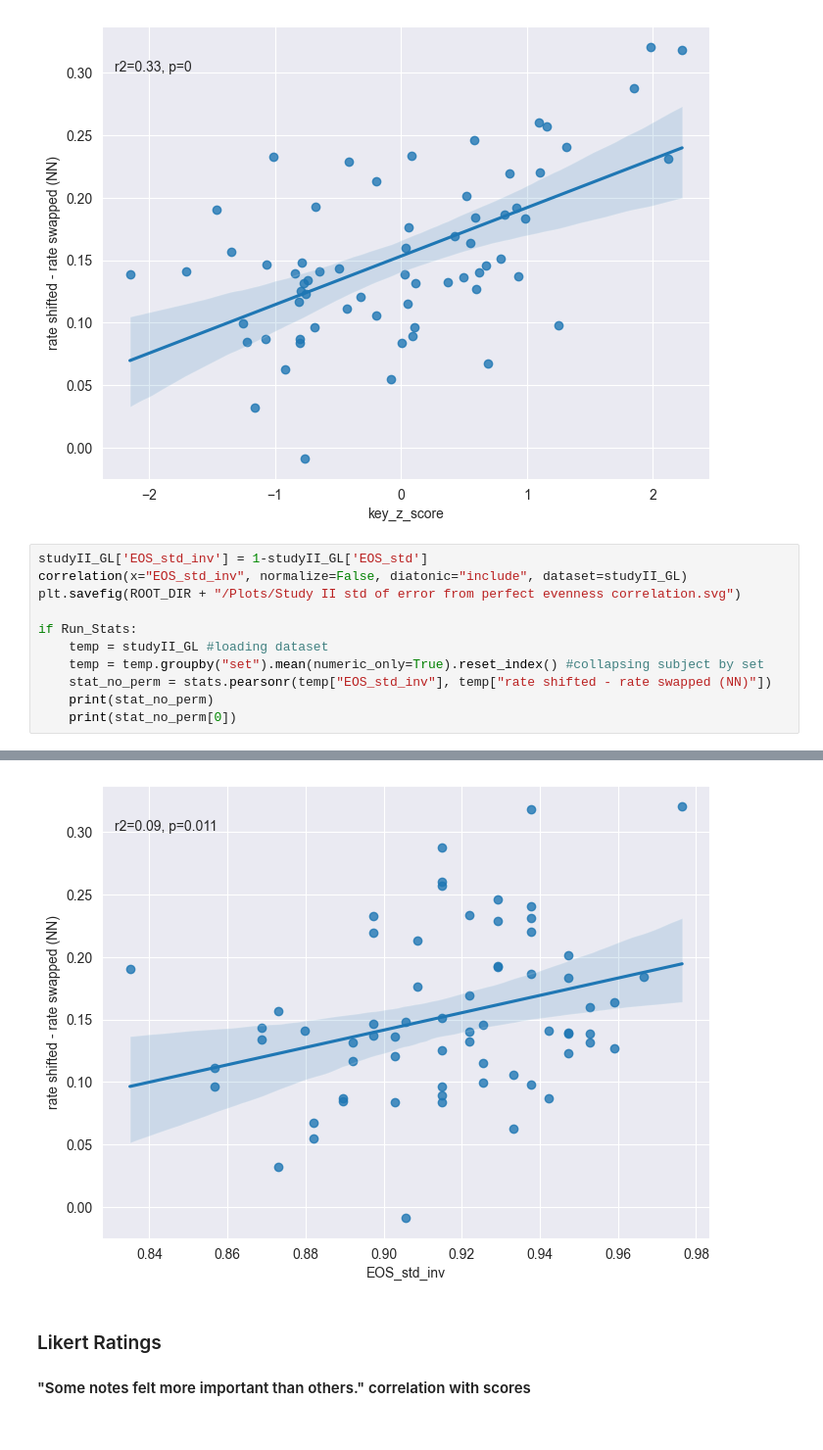
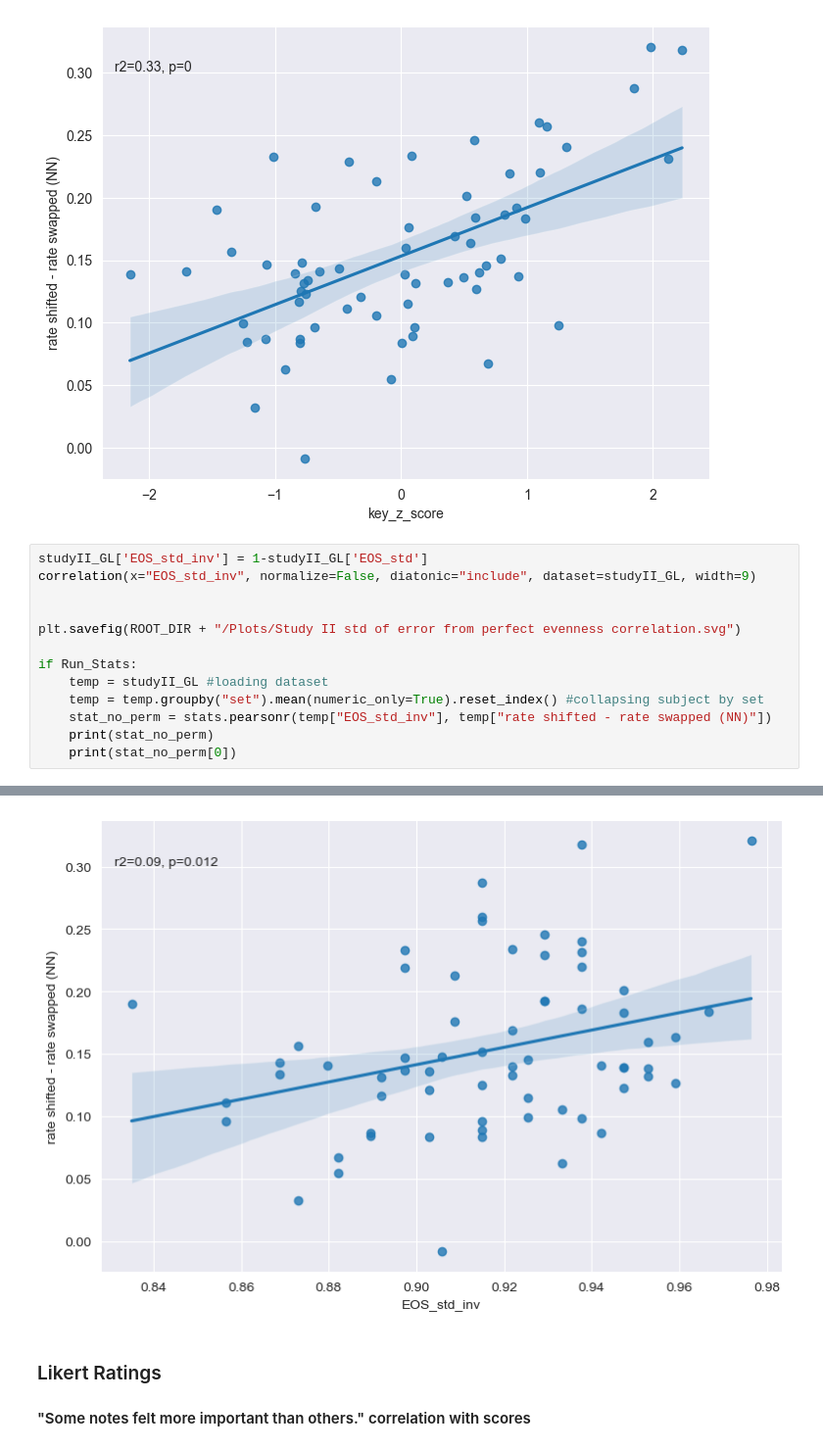
Before and after one commit to MichaelSel/set_membership_paper, a Jupyter notebook: 3. Main Plotting.ipynb, the cells around one changed output, grey strips where cells are left out. Shown at 98% size. Drawn from its saved outputs; the diff is of its cells as text.

Commit message:
Added new plots

```diff
--- a/3. Main Plotting.ipynb
+++ b/3. Main Plotting.ipynb
@@ -306,7 +306,9 @@ obs_stat = 0.5715047929806619
 [figure]
 # %%
 studyII_GL['EOS_std_inv'] = 1-studyII_GL['EOS_std']
-correlation(x="EOS_std_inv", normalize=False, diatonic="include", dataset=studyII_GL)
+correlation(x="EOS_std_inv", normalize=False, diatonic="include", dataset=studyII_GL, width=9)
+
+
 plt.savefig(ROOT_DIR + "/Plots/Study II std of error from perfect evenness correlation.svg")
 
 if Run_Stats:
@@ -323,4 +325,4 @@ PearsonRResult(statistic=0.3078667681406023, pvalue=0.01191211988453412)
-[figure, old version]
+[figure, new version]
 # %% [markdown]
 ### Likert Ratings
 #### "Some notes felt more important than others." correlation with scores
```
Also changed, not shown: parts of 1 cell of this notebook, 17 other files.
